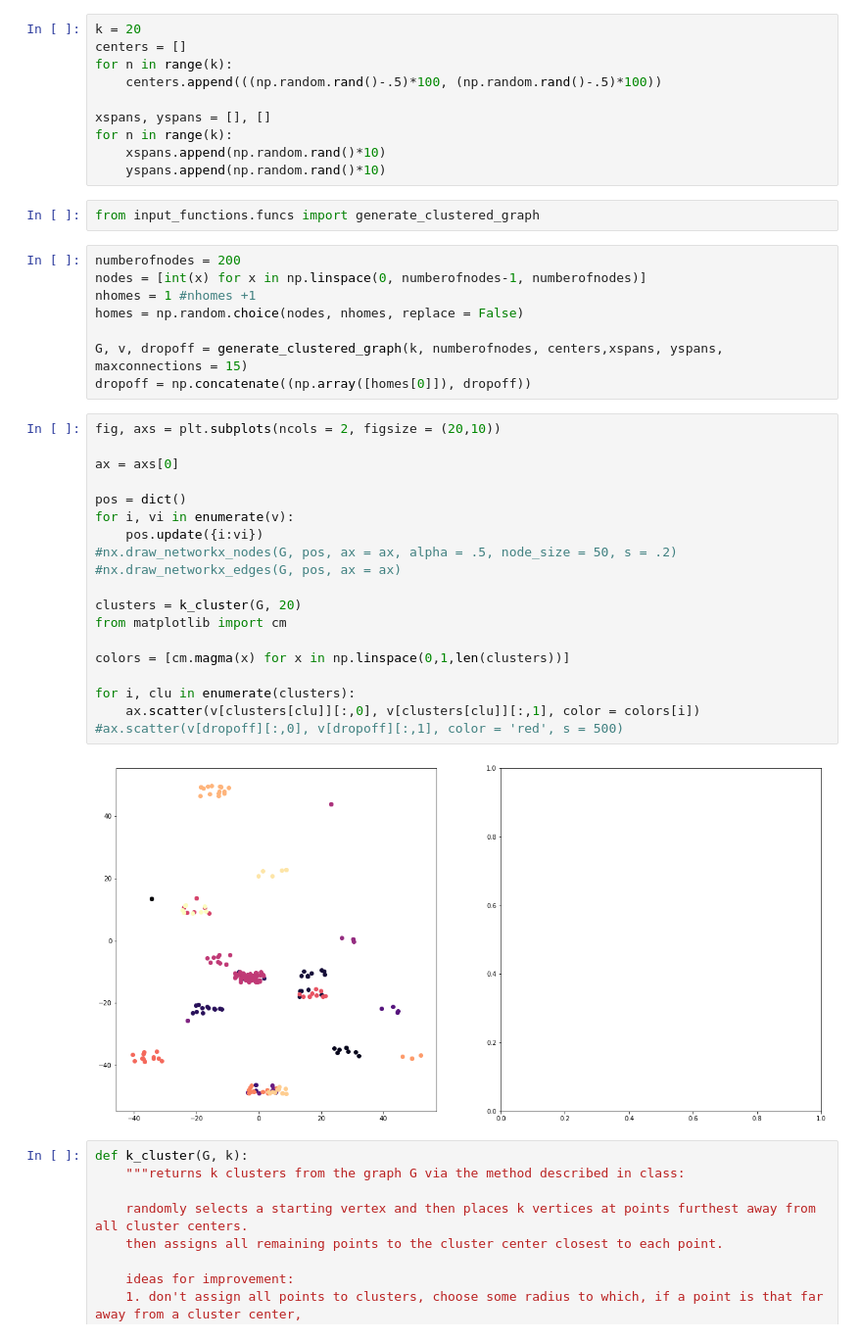
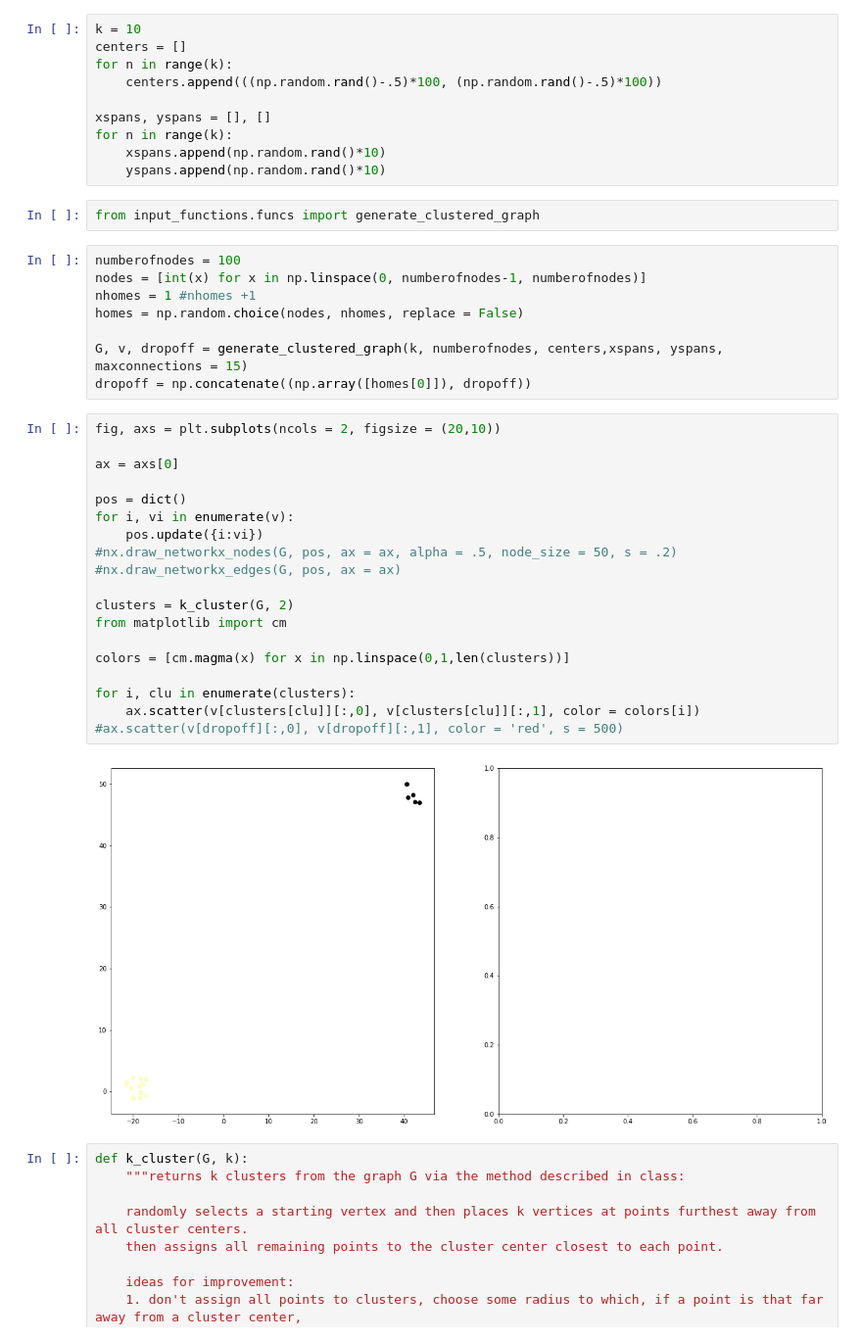
Before and after one commit to ssanghavi404/project-fa19, a Jupyter notebook: cluster_work.ipynb, the cells around one changed output. Shown at 98% size. Drawn from its saved outputs; the diff is of its cells as text.

```diff
--- a/cluster_work.ipynb
+++ b/cluster_work.ipynb
@@ -7,7 +7,7 @@ import matplotlib.pyplot as plt
 import input_functions as inp
 from input_functions.funcs import connect_graph
 # %%
-k = 20
+k = 10
 centers = []
 for n in range(k):
     centers.append(((np.random.rand()-.5)*100, (np.random.rand()-.5)*100))
@@ -19,7 +19,7 @@ for n in range(k):
 # %%
 from input_functions.funcs import generate_clustered_graph
 # %%
-numberofnodes = 200
+numberofnodes = 100
 nodes = [int(x) for x in np.linspace(0, numberofnodes-1, numberofnodes)]
 nhomes = 1 #nhomes +1
 homes = np.random.choice(nodes, nhomes, replace = False)
@@ -29,24 +29,24 @@ dropoff = np.concatenate((np.array([homes[0]]), dropoff))
 # %%
 fig, axs = plt.subplots(ncols = 2, figsize = (20,10))
 
 ax = axs[0]
 
 pos = dict()
 for i, vi in enumerate(v):
     pos.update({i:vi})
 #nx.draw_networkx_nodes(G, pos, ax = ax, alpha = .5, node_size = 50, s = .2)
 #nx.draw_networkx_edges(G, pos, ax = ax)
 
-clusters = k_cluster(G, 20)
+clusters = k_cluster(G, 2)
 from matplotlib import cm
 
 colors = [cm.magma(x) for x in np.linspace(0,1,len(clusters))]
 
 for i, clu in enumerate(clusters):
     ax.scatter(v[clusters[clu]][:,0], v[clusters[clu]][:,1], color = colors[i])
 #ax.scatter(v[dropoff][:,0], v[dropoff][:,1], color = 'red', s = 500)
 # %% [output]
-[figure, old version]
+[figure, new version]
 # %%
 def k_cluster(G, k):
     """returns k clusters from the graph G via the method described in class:
```
Also changed, not shown: parts of 6 cells of this notebook, 1 other file.
